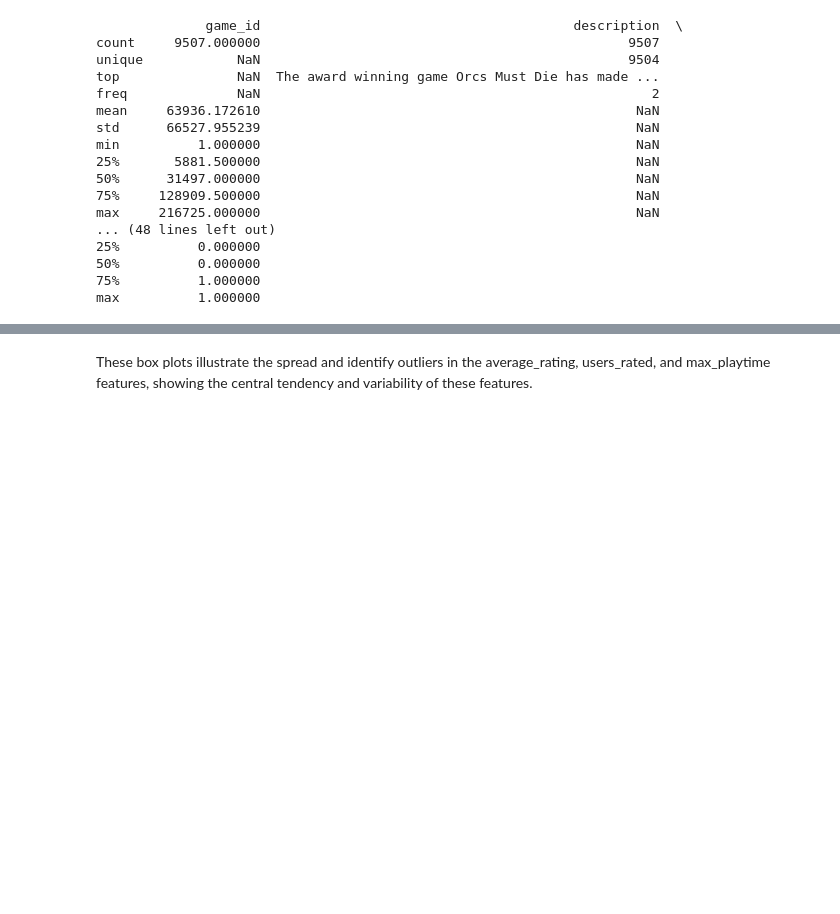
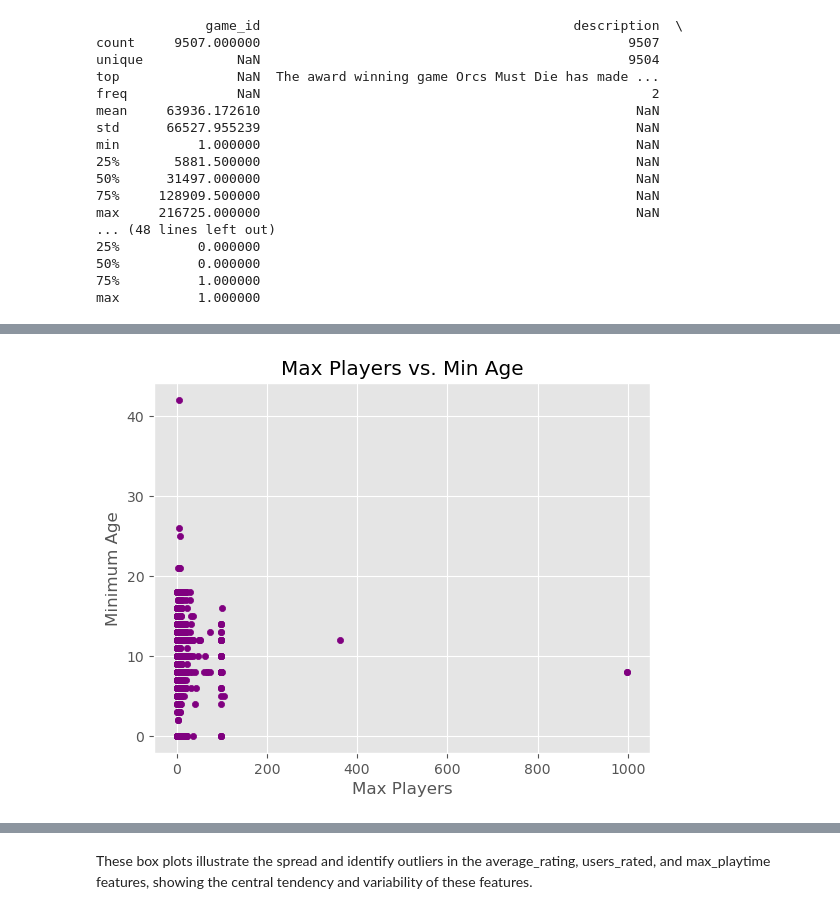
Before and after one commit to GeorgehStalker/project_4group_6, a Jupyter notebook: notebooks/EDA.ipynb, the cells around one changed output, grey strips where cells are left out. Saved outputs shown, nothing was run; the diff lists cells and outputs as text; code cells hidden in the pictures; blank space fills up the shorter version.

```diff
--- a/notebooks/EDA.ipynb
+++ b/notebooks/EDA.ipynb
@@ -31,3 +84,11 @@ max          1.000000
+# %%
+# Plot scatter plot for max players vs min age
+df.plot(kind='scatter', x='max_players', y='min_age', title='Max Players vs. Min Age', color='purple')
+plt.xlabel('Max Players')
+plt.ylabel('Minimum Age')
+plt.show()
+# %% [output]
+[figure, added]
 # %%
 # Histogram for 'average_rating'
 plt.figure(figsize=(10, 6))
```
Also changed, not shown: parts of 11 cells of this notebook, 15 other files.
